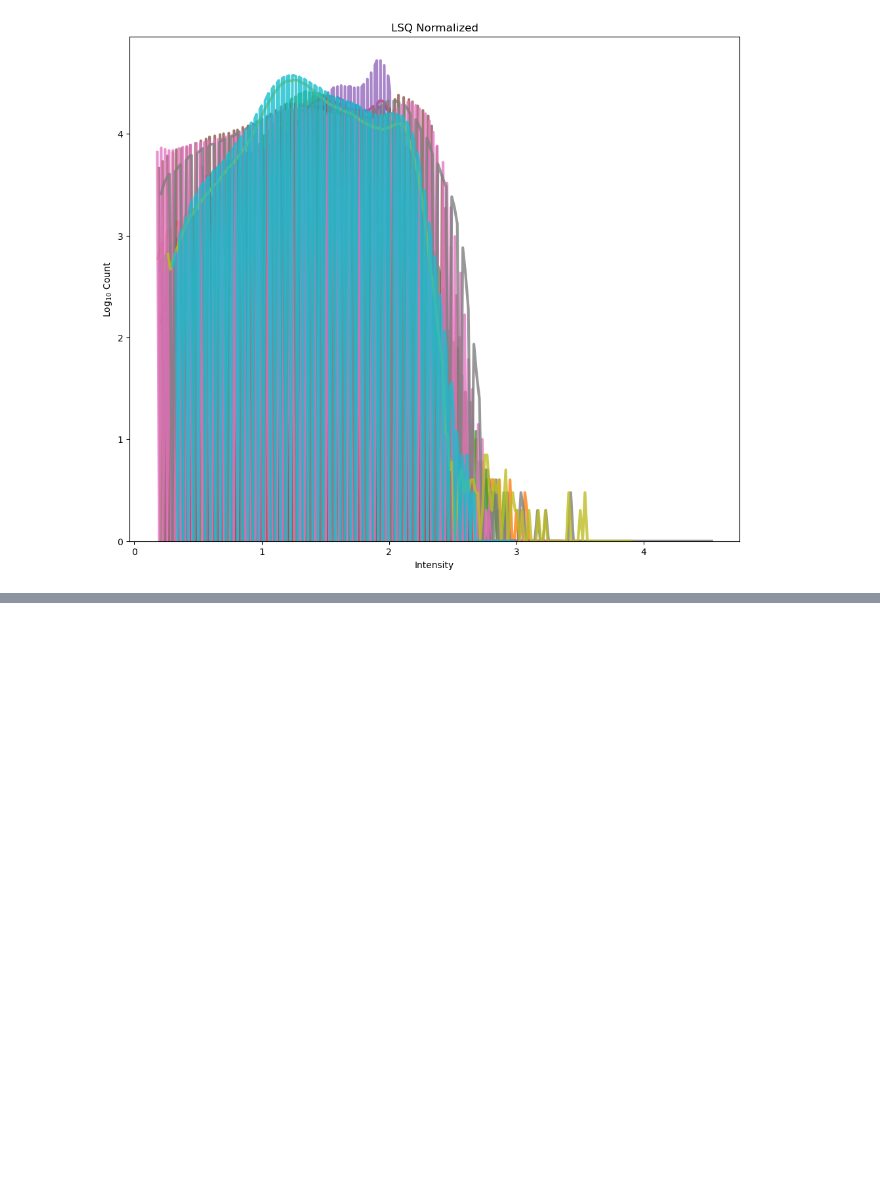
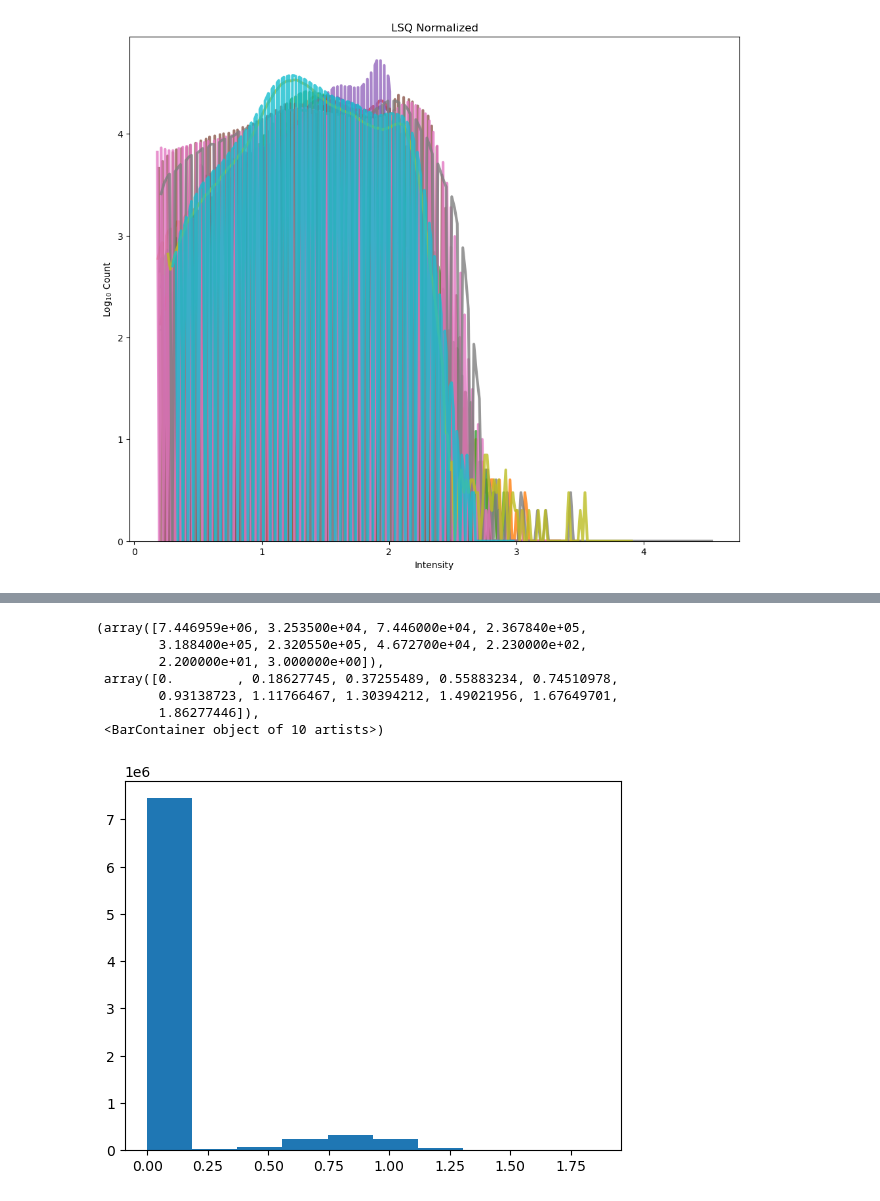
Before and after one commit to cansuyalcinn/brain-tissue-segmentation-challenge, a Jupyter notebook: notebooks/normalisation.ipynb, the cells around one changed output, grey strips where cells are left out. Saved outputs shown, nothing was run; the diff lists cells and outputs as text; code cells hidden in the pictures; blank space fills up the shorter version.

```diff
--- a/notebooks/normalisation.ipynb
+++ b/notebooks/normalisation.ipynb
@@ -99,0 +158,14 @@ plt.show()
+# %%
+im_data = ImageDataset(set_name='Training')
+id = '03'
+pat = patient(id, im_data)
+plt.hist(pat.im(format='np', preprocess=True).ravel())
+# %% [output]
+(array([7.446959e+06, 3.253500e+04, 7.446000e+04, 2.367840e+05,
+        3.188400e+05, 2.320550e+05, 4.672700e+04, 2.230000e+02,
+        2.200000e+01, 3.000000e+00]),
+ array([0.        , 0.18627745, 0.37255489, 0.55883234, 0.74510978,
+        0.93138723, 1.11766467, 1.30394212, 1.49021956, 1.67649701,
+        1.86277446]),
+ <BarContainer object of 10 artists>)
+[figure, added]
```
Also changed, not shown: parts of 12 cells of this notebook, 1 other file.
